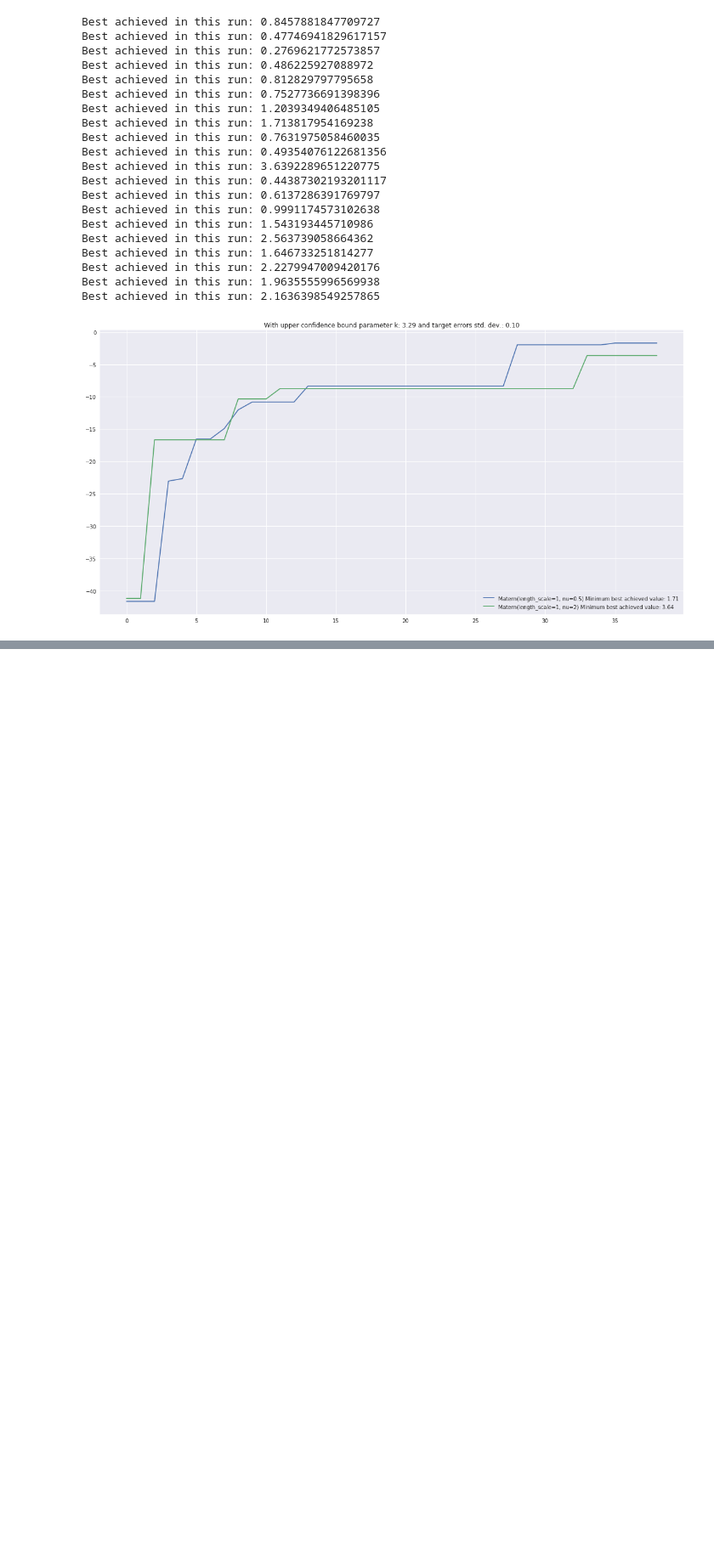
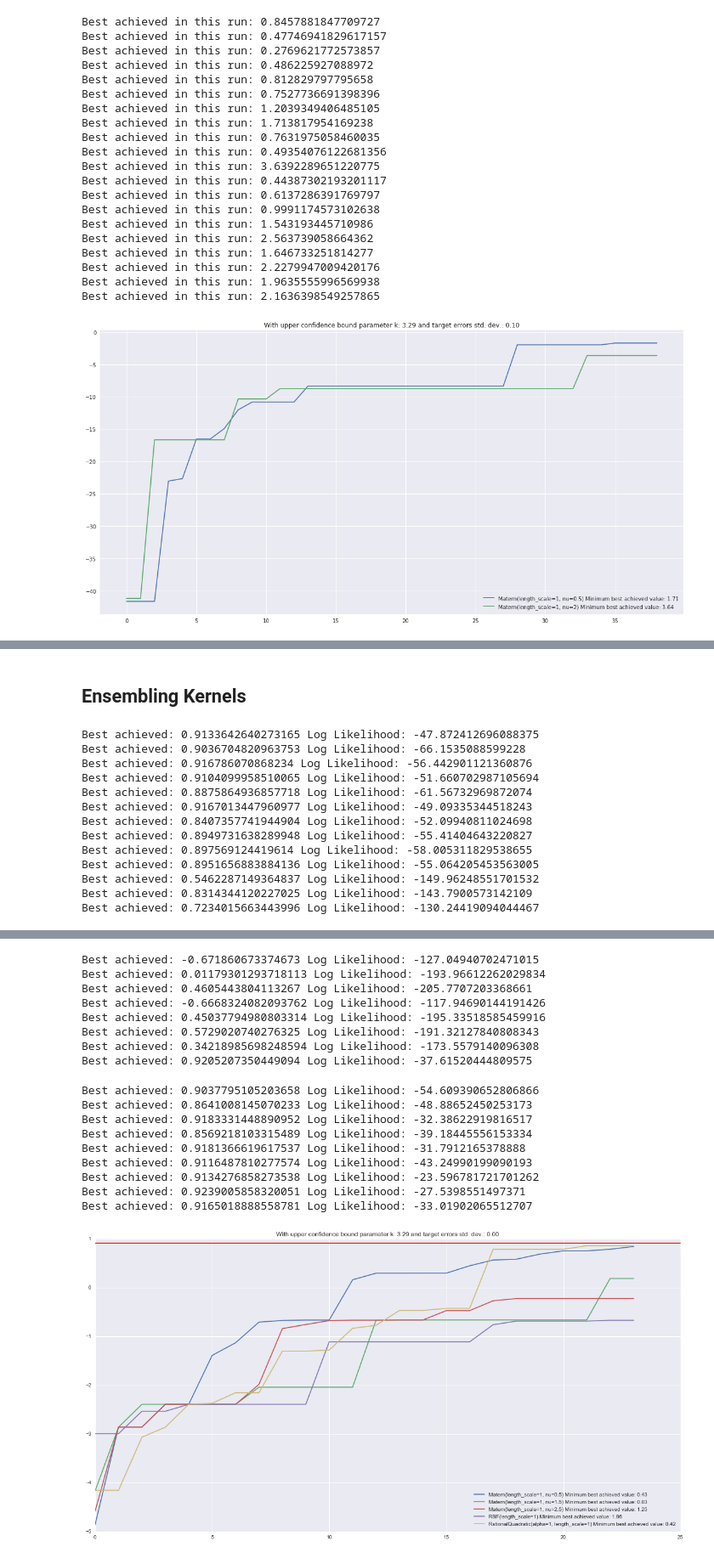
Before and after one commit to Westermann/bayes_opt, a Jupyter notebook: BayesianOptimizer.ipynb, the cells around one changed output, grey strips where cells are left out. Shown: that part at 85% size. Drawn from its saved outputs; the diff is of its cells as text; code cells hidden in the pictures; blank space fills up the shorter version.

Commit message:
Combined optimizer

```diff
--- a/BayesianOptimizer.ipynb
+++ b/BayesianOptimizer.ipynb
@@ -28,7 +31,7 @@ def brannin_hoo(x, e_std=0.01):
     t = 1 / (8 * np.pi)
     e = np.random.normal(0, e_std)
 
-    return (x[1] - b * x[0] ** 2 + c * x[0] - r) ** 2 + s * (1 - t) * np.cos(x[0]) + s + e
+    return np.log((x[1] - b * x[0] ** 2 + c * x[0] - r) ** 2 + s * (1 - t) * np.cos(x[0]) + s + e)
 
-brannin_hoo(np.array([9.424,2.475]), e_std=0.1)
+brannin_hoo(np.array(np.random.uniform((-5,0),(10,15))), e_std=0.1)
 # %% [output]
@@ -372,0 +354,56 @@ Best achieved in this run: 1.561218835655692
+# %% [markdown]
+## Ensembling Kernels
+# %%
+for k in [3.291]:
+    for e in [.001]:
+        results = []
+#         for i, kernel in enumerate([Matern(nu=1/2)]):
+        for i, kernel in enumerate([Matern(nu=1/2), Matern(nu=3/2), Matern(nu=5/2), RBF(), RationalQuadratic()]):
+            all_scores = []
+            for r in range(10):
+                ro = RangeOptimizer({
+                    'x1': (-5., 10.),
+                    'x2': (0., 15.)
+                }, kernel=kernel, init_observations=[
+                    [1, 2, - brannin_hoo(np.array([1, 2]), e_std=0.1)],
+                    [0, 0, - brannin_hoo(np.array([0, 0]), e_std=0.1)]
+                ], acquisition_params={
+                    'k': k,
+                    'type': 'upper_confidence_bound'
+                })
+                for t in range(25):
+                    x = ro.suggest(return_dict=True)
+                    y = - brannin_hoo([x['x1'], x['x2']], e_std=e) # negative to turn mimization into maximization
+                    ro.update([x[fn] for fn in ro.feature_names], y)
+
+                print('Best achieved: {} Log Likelihood: {}'.format(
+                    ro.best_achieved[-1],
+                    ro.model.log_marginal_likelihood_value_
+                ))
+                all_scores.append(ro.best_achieved)
+
+            avg_scores = np.stack(all_scores, axis=1).min(axis=1)
+            results.append((avg_scores,str(kernel)))
+
+        plt.figure(figsize=(20,10))
+        for i, r in enumerate(results):
+            plt.plot(r[0][1:], label='{} Minimum best achieved value: {:.2f}'.format(r[1], np.exp(-np.max(r[0][1:]))))
+
+        plt.title('With upper confidence bound parameter k: {:.2f} and target errors std. dev.: {:.2f}'.format(k, e))
+        plt.legend(loc=4)
+        plt.axhline(- brannin_hoo([9.42478, 2.475]), c='r')
+        plt.show()
+# %% [output]
+Best achieved: 0.9133642640273165 Log Likelihood: -47.872412696088375
+Best achieved: 0.9036704820963753 Log Likelihood: -66.1535088599228
+Best achieved: 0.916786070868234 Log Likelihood: -56.442901121360876
+Best achieved: 0.9104099958510065 Log Likelihood: -51.660702987105694
+Best achieved: 0.8875864936857718 Log Likelihood: -61.56732969872074
+Best achieved: 0.9167013447960977 Log Likelihood: -49.09335344518243
+Best achieved: 0.8407357741944904 Log Likelihood: -52.09940811024698
+Best achieved: 0.8949731638289948 Log Likelihood: -55.41404643220827
+Best achieved: 0.897569124419614 Log Likelihood: -58.005311829538655
+Best achieved: 0.8951656883884136 Log Likelihood: -55.064205453563005
+Best achieved: 0.5462287149364837 Log Likelihood: -149.96248551701532
+Best achieved: 0.8314344120227025 Log Likelihood: -143.7900573142109
+Best achieved: 0.7234015663443996 Log Likelihood: -130.24419094044467
@@ -372,0 +430,18 @@ Best achieved in this run: 1.561218835655692
+Best achieved: -0.671860673374673 Log Likelihood: -127.04940702471015
+Best achieved: 0.01179301293718113 Log Likelihood: -193.96612262029834
+Best achieved: 0.4605443804113267 Log Likelihood: -205.7707203368661
+Best achieved: -0.6668324082093762 Log Likelihood: -117.94690144191426
+Best achieved: 0.45037794980803314 Log Likelihood: -195.33518585459916
+Best achieved: 0.5729020740276325 Log Likelihood: -191.32127840808343
+Best achieved: 0.34218985698248594 Log Likelihood: -173.5579140096308
+Best achieved: 0.9205207350449094 Log Likelihood: -37.61520444809575
+Best achieved: 0.9037795105203658 Log Likelihood: -54.609390652806866
+Best achieved: 0.8641008145070233 Log Likelihood: -48.88652450253173
+Best achieved: 0.9183331448890952 Log Likelihood: -32.38622919816517
+Best achieved: 0.8569218103315489 Log Likelihood: -39.18445556153334
+Best achieved: 0.9181366619617537 Log Likelihood: -31.7912165378888
+Best achieved: 0.9116487810277574 Log Likelihood: -43.24990199090193
+Best achieved: 0.9134276858273538 Log Likelihood: -23.596781721701262
+Best achieved: 0.9239005858320051 Log Likelihood: -27.5398551497371
+Best achieved: 0.9165018888558781 Log Likelihood: -33.01902065512707
+[figure, added]
```
Also changed, not shown: parts of 5 cells of this notebook.
